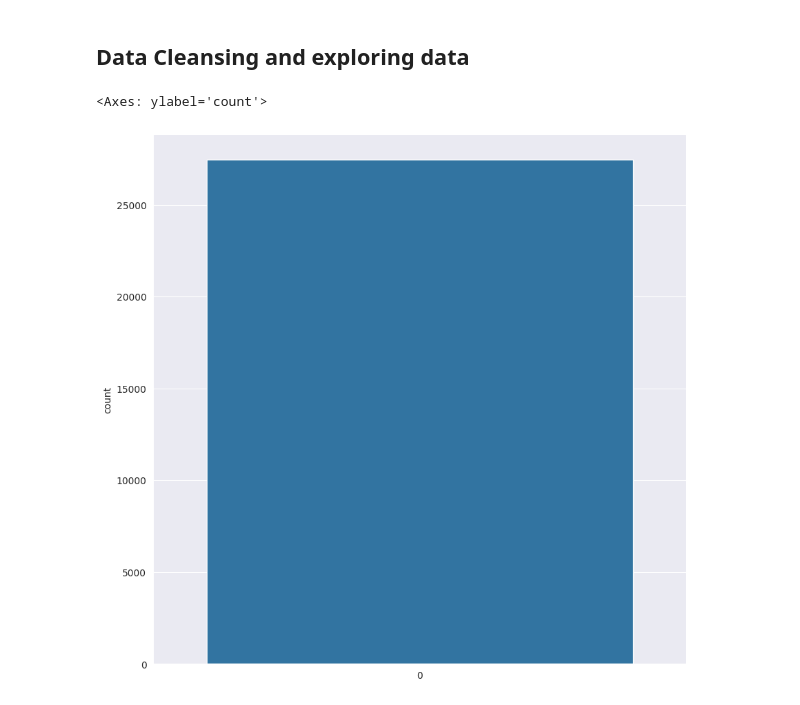
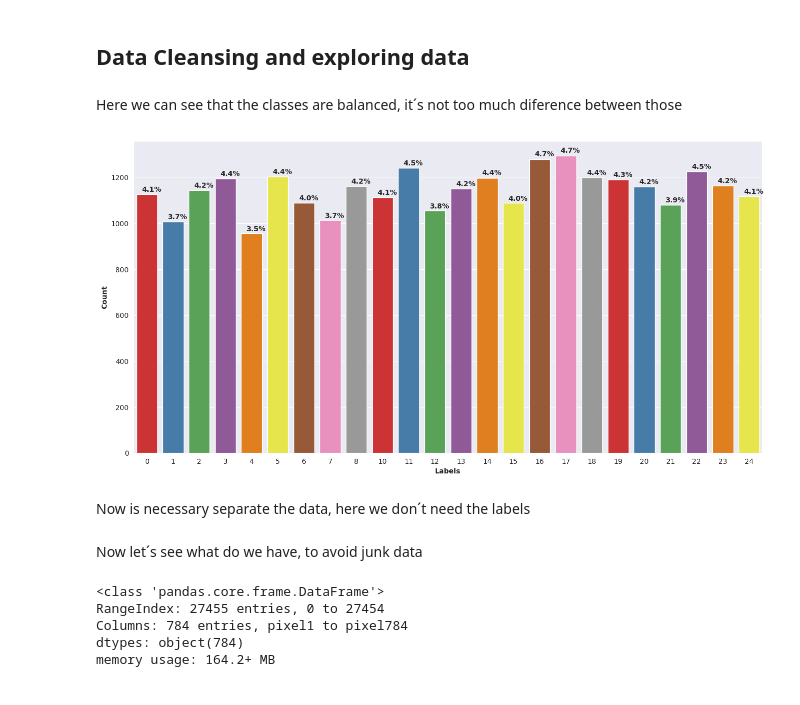
Before and after one commit to LennyRBriones/neural-networks-practices, a Jupyter notebook: uploading_multiple_datasets.ipynb, the cells around one changed output. Cells and saved outputs as stored; diff of their text form; code cells hidden in the pictures.

Commit message:
Data cleaned, ready to training

```diff
--- a/uploading_multiple_datasets.ipynb
+++ b/uploading_multiple_datasets.ipynb
@@ -147,9 +147,21 @@ plt.imshow(images[1].reshape(28, 28))
 # %%
 train = pd.read_csv('/tmp/databasesLoadData/sign_mnist_train/sign_mnist_train_clean.csv')
 # %%
-plt.figure(figsize=(10,10))
-sns.set_style("darkgrid")
-sns.countplot(train['label'])
+
+## plt.figure(figsize=(10,10))
+## sns.set_style("darkgrid")
+## sns.countplot(train['label'])
-# %% [output]
-<Axes: ylabel='count'>
-[figure, removed]
+# %% [markdown]
+Here we can see that the classes are balanced, it´s not too much diference between those
+# %%
+fig, ax=plt.subplots(nrows=1, ncols=1, figsize=(16,8))
+ax=sns.countplot(data=train, x="label", palette="Set1")
+for p in ax.patches:
+    ax.annotate(f"{round(p.get_height()/len(train)*100, 1)}%", (p.get_x()+p.get_width()/4, p.get_height()*1.01), weight="bold")
+plt.xlabel("Labels", weight="bold")
+plt.ylabel("Count", weight="bold")
+plt.show()
+# %% [output]
+[figure, added]
+# %% [markdown]
+Now is necessary separate the data, here we don´t need the labels
@@ -155,0 +173,10 @@ sns.countplot(train['label'])
+# %% [markdown]
+Now let´s see what do we have, to avoid junk data
+# %%
+train.info()
+# %% [output]
+<class 'pandas.core.frame.DataFrame'>
+RangeIndex: 27455 entries, 0 to 27454
+Columns: 784 entries, pixel1 to pixel784
+dtypes: object(784)
+memory usage: 164.2+ MB
```
Also changed, not shown: parts of 17 cells of this notebook.
